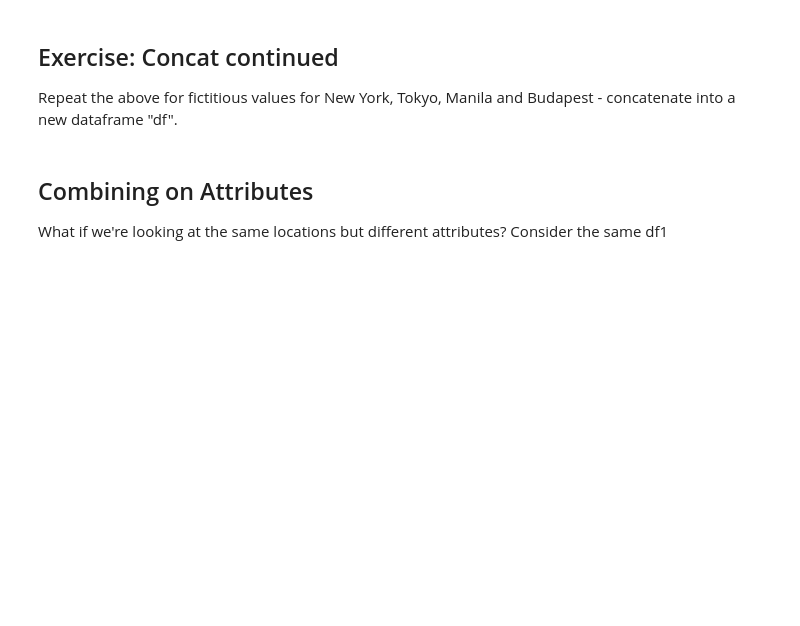
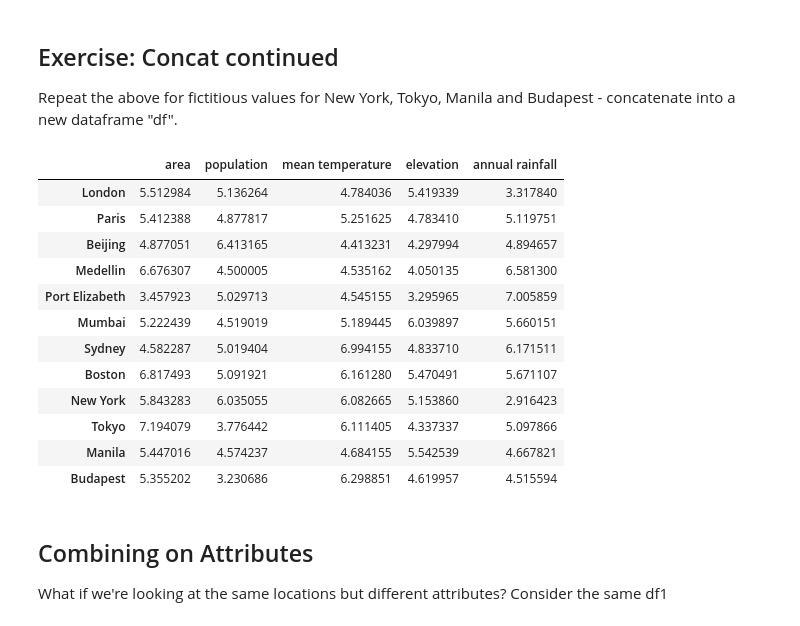
Before and after one commit to wigglyworm88/QM2, a Jupyter notebook: notebooks/RW. Merging and Joining.ipynb, the cells around one changed output. Drawn from its saved outputs; the diff is of its cells as text; code cells hidden in the pictures; blank space fills up the shorter version.

```diff
--- a/notebooks/RW. Merging and Joining.ipynb
+++ b/notebooks/RW. Merging and Joining.ipynb
@@ -154,6 +154,27 @@ df3
 ## Exercise: Concat continued
 
 Repeat the above for fictitious values for New York, Tokyo, Manila and Budapest - concatenate into a new dataframe "df".
+# %%
+df4 = pd.DataFrame(5+np.random.randn(4, 5))
+df4.columns = ['area','population','mean temperature','elevation','annual rainfall']
+df4.index = ['New York', 'Tokyo', 'Manila','Budapest']
+
+df5 = pd.concat([df1, df2, df4])
+df5
+# %% [output]
+|  | area | population | mean temperature | elevation | annual rainfall |
+| London | 5.512984 | 5.136264 | 4.784036 | 5.419339 | 3.317840 |
+| Paris | 5.412388 | 4.877817 | 5.251625 | 4.783410 | 5.119751 |
+| Beijing | 4.877051 | 6.413165 | 4.413231 | 4.297994 | 4.894657 |
+| Medellin | 6.676307 | 4.500005 | 4.535162 | 4.050135 | 6.581300 |
+| Port Elizabeth | 3.457923 | 5.029713 | 4.545155 | 3.295965 | 7.005859 |
+| Mumbai | 5.222439 | 4.519019 | 5.189445 | 6.039897 | 5.660151 |
+| Sydney | 4.582287 | 5.019404 | 6.994155 | 4.833710 | 6.171511 |
+| Boston | 6.817493 | 5.091921 | 6.161280 | 5.470491 | 5.671107 |
+| New York | 5.843283 | 6.035055 | 6.082665 | 5.153860 | 2.916423 |
+| Tokyo | 7.194079 | 3.776442 | 6.111405 | 4.337337 | 5.097866 |
+| Manila | 5.447016 | 4.574237 | 4.684155 | 5.542539 | 4.667821 |
+| Budapest | 5.355202 | 3.230686 | 6.298851 | 4.619957 | 4.515594 |
 # %% [markdown]
 ## Combining on Attributes
 
```
Also changed, not shown: parts of 31 cells of this notebook.
